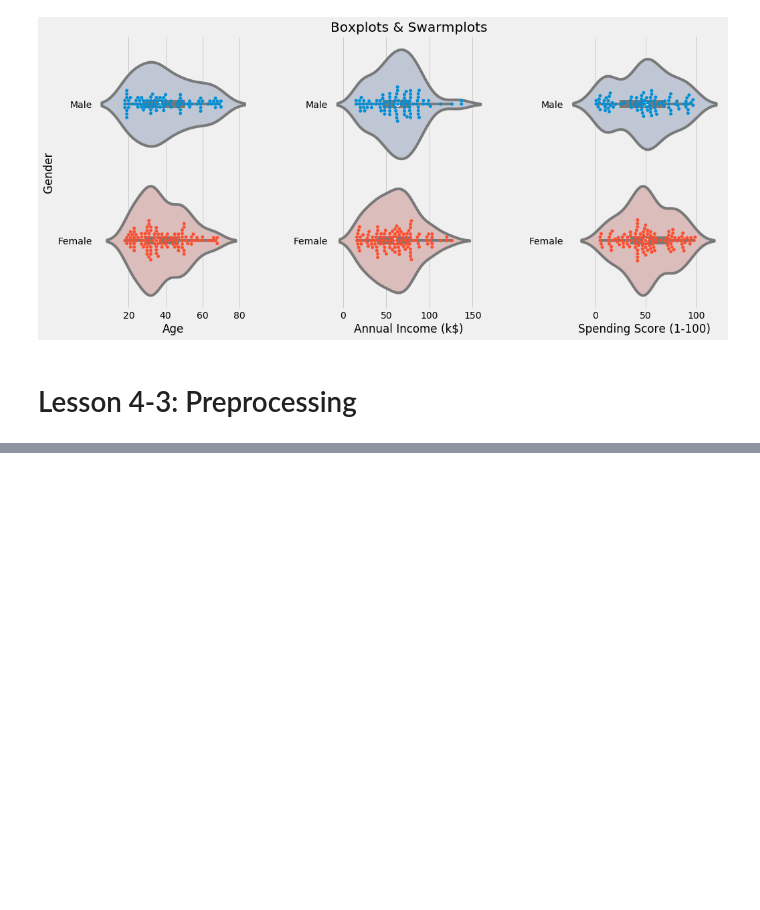
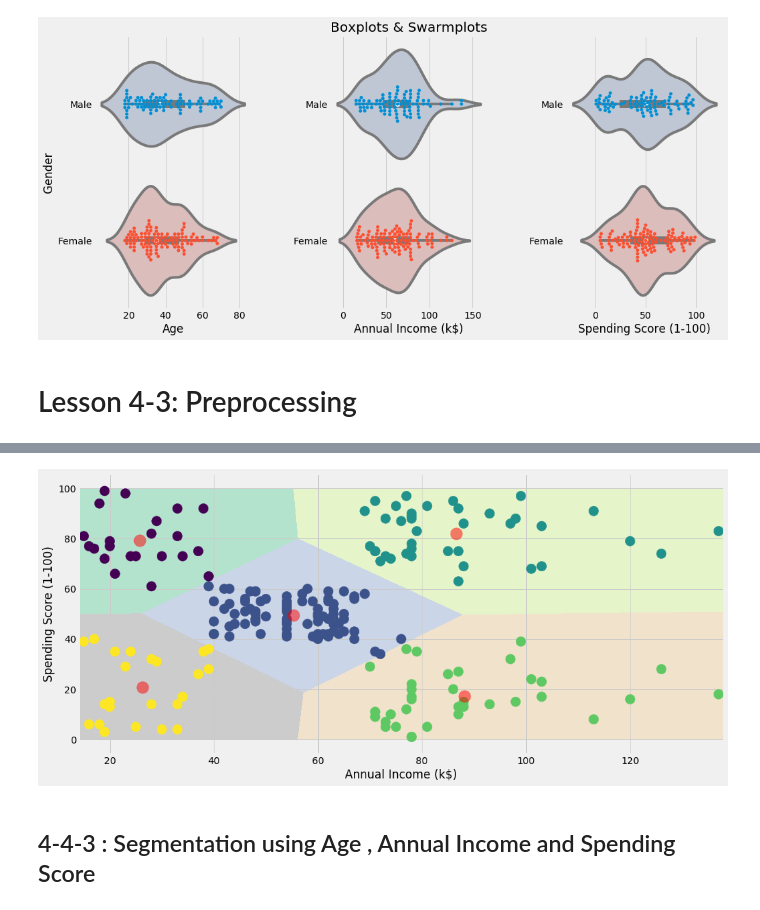
Before and after one commit to parksurk/da_structured-data, a Jupyter notebook: step4 - Clustering.ipynb, the cells around one changed output, grey strips where cells are left out. Cells and saved outputs as stored; diff of their text form; code cells hidden in the pictures; blank space fills up the shorter version.

```diff
--- a/step4 - Clustering.ipynb
+++ b/step4 - Clustering.ipynb
@@ -771,0 +839,29 @@ Skip
+# %%
+algorithm = (KMeans(n_clusters = 5 ,init='k-means++', n_init = 10 ,max_iter=300,
+                        tol=0.0001,  random_state= 111  , algorithm='elkan') )
+algorithm.fit(X2)
+labels2 = algorithm.labels_
+centroids2 = algorithm.cluster_centers_
+# %%
+h = 0.02
+x_min, x_max = X2[:, 0].min() - 1, X2[:, 0].max() + 1
+y_min, y_max = X2[:, 1].min() - 1, X2[:, 1].max() + 1
+xx, yy = np.meshgrid(np.arange(x_min, x_max, h), np.arange(y_min, y_max, h))
+Z2 = algorithm.predict(np.c_[xx.ravel(), yy.ravel()])
+# %%
+plt.figure(1 , figsize = (15 , 7) )
+plt.clf()
+Z2 = Z2.reshape(xx.shape)
+plt.imshow(Z2 , interpolation='nearest',
+           extent=(xx.min(), xx.max(), yy.min(), yy.max()),
+           cmap = plt.cm.Pastel2, aspect = 'auto', origin='lower')
+
+plt.scatter( x = 'Annual Income (k$)' ,y = 'Spending Score (1-100)' , data = df , c = labels2 ,
+            s = 200 )
+plt.scatter(x = centroids2[: , 0] , y =  centroids2[: , 1] , s = 300 , c = 'red' , alpha = 0.5)
+plt.ylabel('Spending Score (1-100)') , plt.xlabel('Annual Income (k$)')
+plt.show()
+# %% [output]
+[figure, added]
+# %% [markdown]
+## 4-4-3 : Segmentation using Age , Annual Income and Spending Score
```
Also changed, not shown: parts of 18 cells of this notebook.
